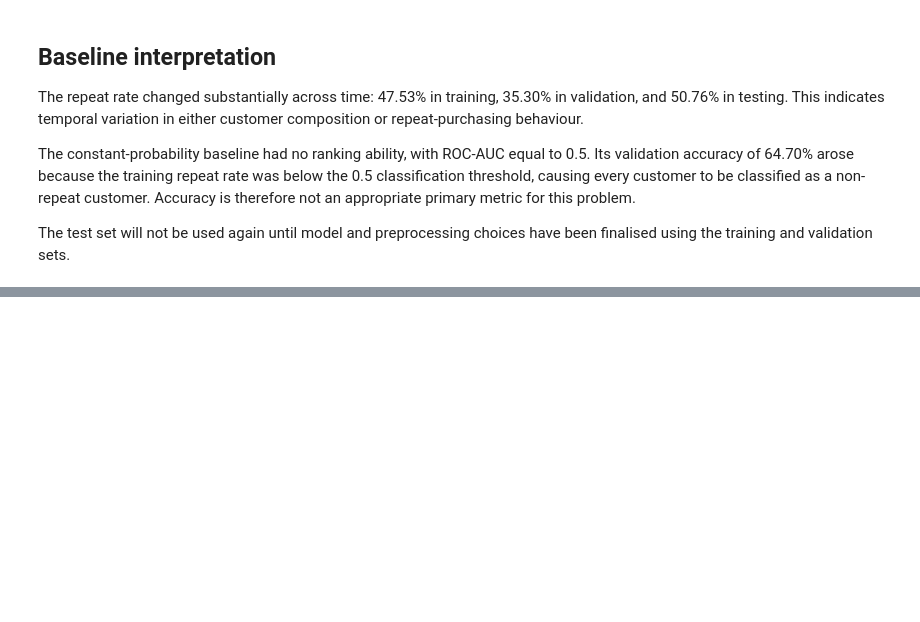
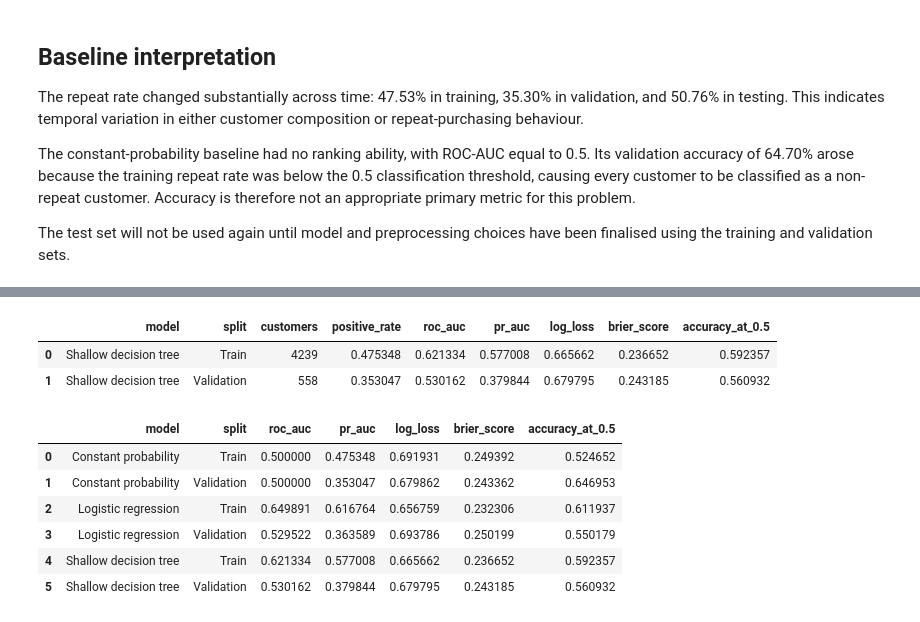
Before and after one commit to YiranLL/online-retail-retention, a Jupyter notebook: notebooks/04_modelling.ipynb, the cells around one changed output, grey strips where cells are left out. Saved outputs shown, nothing was run; the diff lists cells and outputs as text; code cells hidden in the pictures; blank space fills up the shorter version.

```diff
--- a/notebooks/04_modelling.ipynb
+++ b/notebooks/04_modelling.ipynb
@@ -271,0 +584,68 @@ have been finalised using the training and validation sets.
+# %%
+tree_train_metrics = evaluate_probabilities(
+    y_train,
+    tree_train_probabilities
+)
+
+tree_validation_metrics = evaluate_probabilities(
+    y_validation,
+    tree_validation_probabilities
+)
+
+tree_results = pd.DataFrame(
+    [
+        {
+            "model": "Shallow decision tree",
+            "split": "Train",
+            **tree_train_metrics
+        },
+        {
+            "model": "Shallow decision tree",
+            "split": "Validation",
+            **tree_validation_metrics
+        }
+    ]
+)
+
+display(tree_results)
+# %% [output]
+|  | model | split | customers | positive_rate | roc_auc | pr_auc | log_loss | brier_score | accuracy_at_0.5 |
+| 0 | Shallow decision tree | Train | 4239 | 0.475348 | 0.621334 | 0.577008 | 0.665662 | 0.236652 | 0.592357 |
+| 1 | Shallow decision tree | Validation | 558 | 0.353047 | 0.530162 | 0.379844 | 0.679795 | 0.243185 | 0.560932 |
+# %%
+baseline_results["model"] = "Constant probability"
+
+model_comparison = pd.concat(
+    [
+        baseline_results.loc[
+            baseline_results["split"].isin(
+                ["Train", "Validation"]
+            )
+        ],
+        logistic_results,
+        tree_results
+    ],
+    ignore_index=True
+)
+
+display(
+    model_comparison[
+        [
+            "model",
+            "split",
+            "roc_auc",
+            "pr_auc",
+            "log_loss",
+            "brier_score",
+            "accuracy_at_0.5"
+        ]
+    ]
+)
+# %% [output]
+|  | model | split | roc_auc | pr_auc | log_loss | brier_score | accuracy_at_0.5 |
+| 0 | Constant probability | Train | 0.500000 | 0.475348 | 0.691931 | 0.249392 | 0.524652 |
+| 1 | Constant probability | Validation | 0.500000 | 0.353047 | 0.679862 | 0.243362 | 0.646953 |
+| 2 | Logistic regression | Train | 0.649891 | 0.616764 | 0.656759 | 0.232306 | 0.611937 |
+| 3 | Logistic regression | Validation | 0.529522 | 0.363589 | 0.693786 | 0.250199 | 0.550179 |
+| 4 | Shallow decision tree | Train | 0.621334 | 0.577008 | 0.665662 | 0.236652 | 0.592357 |
+| 5 | Shallow decision tree | Validation | 0.530162 | 0.379844 | 0.679795 | 0.243185 | 0.560932 |
```
Also changed, not shown: parts of 48 cells of this notebook.
